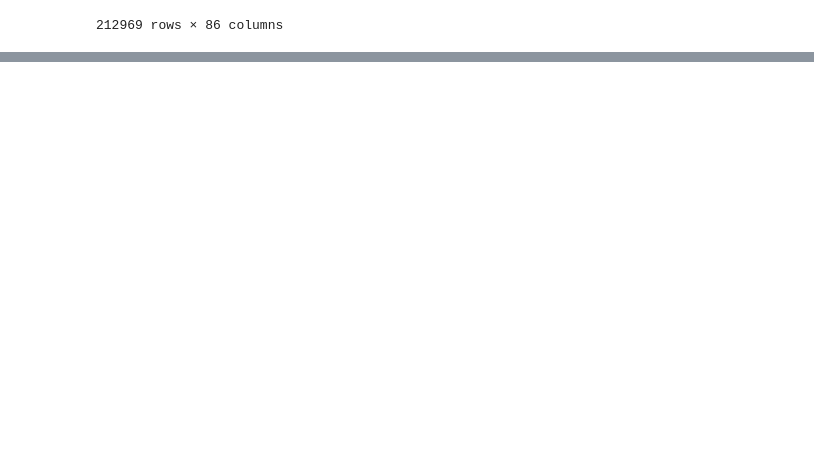
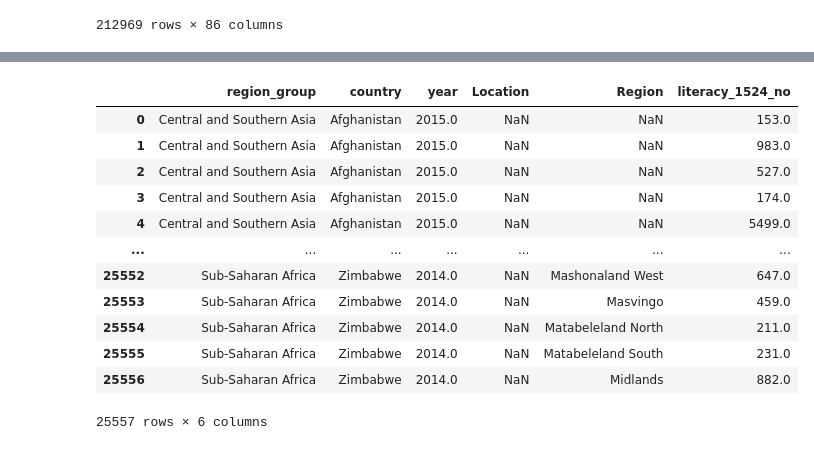
Before and after one commit to ubco-W2022T2-data301/project-group-group18, a Jupyter notebook: analysis/analysis1.ipynb, the cells around one changed output, grey strips where cells are left out. Cells and saved outputs as stored; diff of their text form; code cells hidden in the pictures; blank space fills up the shorter version.

```diff
--- a/analysis/analysis1.ipynb
+++ b/analysis/analysis1.ipynb
@@ -21,0 +52,16 @@ dataset
+# %%
+data
+# %% [output]
+|  | region_group | country | year | Location | Region | literacy_1524_no |
+| 0 | Central and Southern Asia | Afghanistan | 2015.0 | NaN | NaN | 153.0 |
+| 1 | Central and Southern Asia | Afghanistan | 2015.0 | NaN | NaN | 983.0 |
+| 2 | Central and Southern Asia | Afghanistan | 2015.0 | NaN | NaN | 527.0 |
+| 3 | Central and Southern Asia | Afghanistan | 2015.0 | NaN | NaN | 174.0 |
+| 4 | Central and Southern Asia | Afghanistan | 2015.0 | NaN | NaN | 5499.0 |
+| ... | ... | ... | ... | ... | ... | ... |
+| 25552 | Sub-Saharan Africa | Zimbabwe | 2014.0 | NaN | Mashonaland West | 647.0 |
+| 25553 | Sub-Saharan Africa | Zimbabwe | 2014.0 | NaN | Masvingo | 459.0 |
+| 25554 | Sub-Saharan Africa | Zimbabwe | 2014.0 | NaN | Matabeleland North | 211.0 |
+| 25555 | Sub-Saharan Africa | Zimbabwe | 2014.0 | NaN | Matabeleland South | 231.0 |
+| 25556 | Sub-Saharan Africa | Zimbabwe | 2014.0 | NaN | Midlands | 882.0 |
+25557 rows × 6 columns
```
Also changed, not shown: parts of 9 cells of this notebook.
